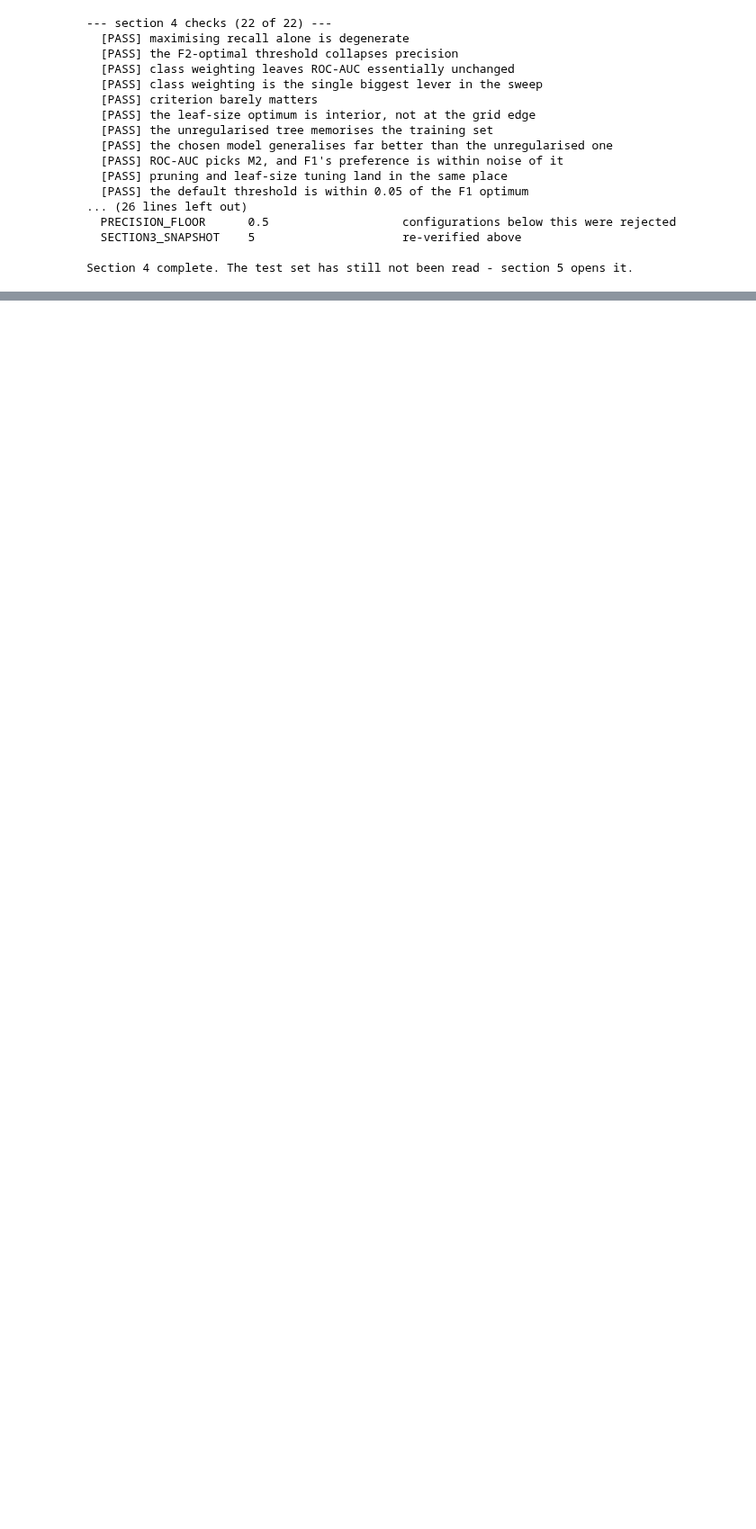
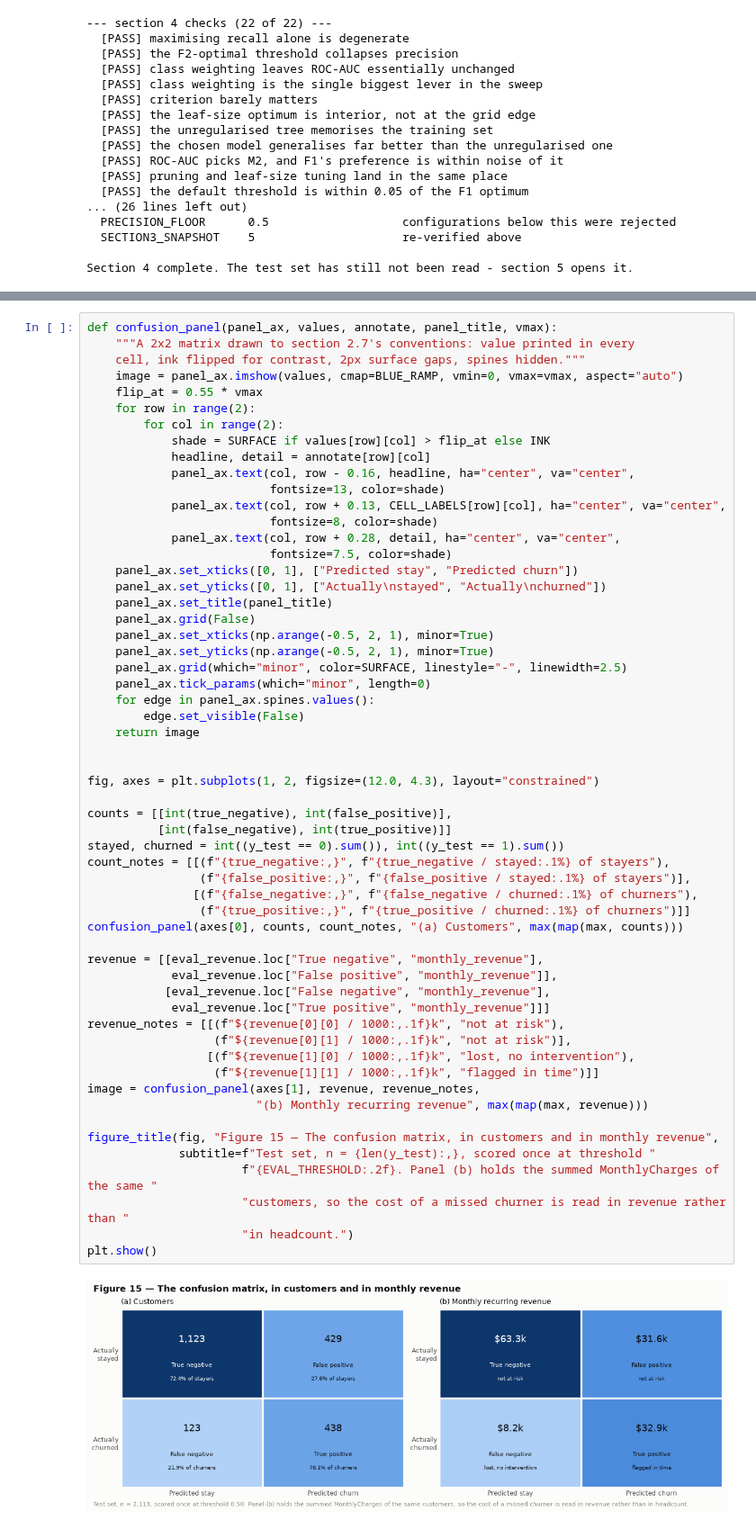
Before and after one commit to MyExpWithCode/customer_churn_project, a Jupyter notebook: notebook/churn_analysis.ipynb, the cells around one changed output, grey strips where cells are left out. Shown at 90% size. Saved outputs shown, nothing was run; the diff lists cells and outputs as text; blank space fills up the shorter version.

```diff
--- a/notebook/churn_analysis.ipynb
+++ b/notebook/churn_analysis.ipynb
@@ -4535,0 +4774,59 @@ Section 4 complete. The test set has still not been read - section 5 opens it.
+# %%
+def confusion_panel(panel_ax, values, annotate, panel_title, vmax):
+    """A 2x2 matrix drawn to section 2.7's conventions: value printed in every
+    cell, ink flipped for contrast, 2px surface gaps, spines hidden."""
+    image = panel_ax.imshow(values, cmap=BLUE_RAMP, vmin=0, vmax=vmax, aspect="auto")
+    flip_at = 0.55 * vmax
+    for row in range(2):
+        for col in range(2):
+            shade = SURFACE if values[row][col] > flip_at else INK
+            headline, detail = annotate[row][col]
+            panel_ax.text(col, row - 0.16, headline, ha="center", va="center",
+                          fontsize=13, color=shade)
+            panel_ax.text(col, row + 0.13, CELL_LABELS[row][col], ha="center", va="center",
+                          fontsize=8, color=shade)
+            panel_ax.text(col, row + 0.28, detail, ha="center", va="center",
+                          fontsize=7.5, color=shade)
+    panel_ax.set_xticks([0, 1], ["Predicted stay", "Predicted churn"])
+    panel_ax.set_yticks([0, 1], ["Actually\nstayed", "Actually\nchurned"])
+    panel_ax.set_title(panel_title)
+    panel_ax.grid(False)
+    panel_ax.set_xticks(np.arange(-0.5, 2, 1), minor=True)
+    panel_ax.set_yticks(np.arange(-0.5, 2, 1), minor=True)
+    panel_ax.grid(which="minor", color=SURFACE, linestyle="-", linewidth=2.5)
+    panel_ax.tick_params(which="minor", length=0)
+    for edge in panel_ax.spines.values():
+        edge.set_visible(False)
+    return image
+
+
+fig, axes = plt.subplots(1, 2, figsize=(12.0, 4.3), layout="constrained")
+
+counts = [[int(true_negative), int(false_positive)],
+          [int(false_negative), int(true_positive)]]
+stayed, churned = int((y_test == 0).sum()), int((y_test == 1).sum())
+count_notes = [[(f"{true_negative:,}", f"{true_negative / stayed:.1%} of stayers"),
+                (f"{false_positive:,}", f"{false_positive / stayed:.1%} of stayers")],
+               [(f"{false_negative:,}", f"{false_negative / churned:.1%} of churners"),
+                (f"{true_positive:,}", f"{true_positive / churned:.1%} of churners")]]
+confusion_panel(axes[0], counts, count_notes, "(a) Customers", max(map(max, counts)))
+
+revenue = [[eval_revenue.loc["True negative", "monthly_revenue"],
+            eval_revenue.loc["False positive", "monthly_revenue"]],
+           [eval_revenue.loc["False negative", "monthly_revenue"],
+            eval_revenue.loc["True positive", "monthly_revenue"]]]
+revenue_notes = [[(f"${revenue[0][0] / 1000:,.1f}k", "not at risk"),
+                  (f"${revenue[0][1] / 1000:,.1f}k", "not at risk")],
+                 [(f"${revenue[1][0] / 1000:,.1f}k", "lost, no intervention"),
+                  (f"${revenue[1][1] / 1000:,.1f}k", "flagged in time")]]
+image = confusion_panel(axes[1], revenue, revenue_notes,
+                        "(b) Monthly recurring revenue", max(map(max, revenue)))
+
+figure_title(fig, "Figure 15 — The confusion matrix, in customers and in monthly revenue",
+             subtitle=f"Test set, n = {len(y_test):,}, scored once at threshold "
+                      f"{EVAL_THRESHOLD:.2f}. Panel (b) holds the summed MonthlyCharges of the same "
+                      "customers, so the cost of a missed churner is read in revenue rather than "
+                      "in headcount.")
+plt.show()
+# %% [output]
+[figure, added]
```
Also changed, not shown: parts of 20 cells of this notebook, 1 other file.
